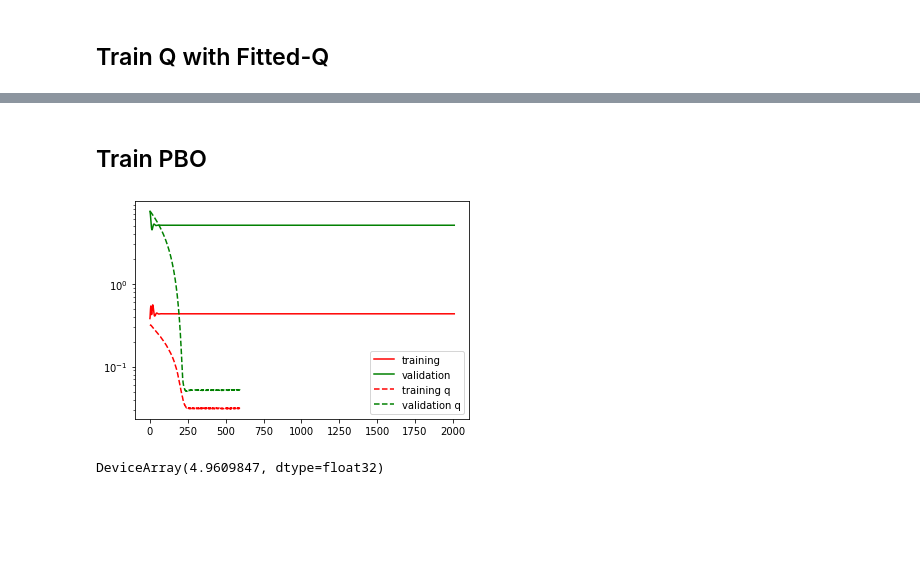
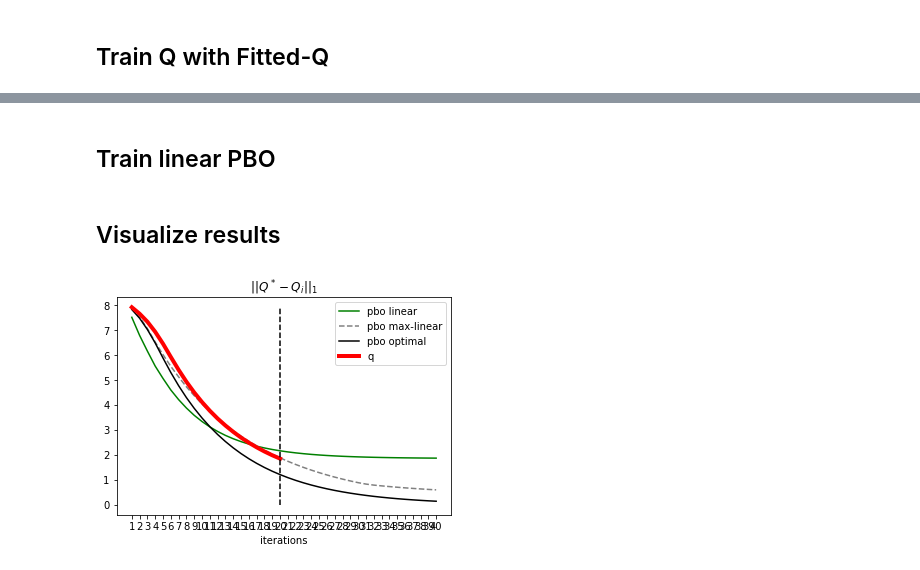
Before and after one commit to theovincent/PBO, a Jupyter notebook: pbo_chain_walk.ipynb, the cells around one changed output, grey strips where cells are left out. Drawn from its saved outputs; the diff is of its cells as text; code cells hidden in the pictures; blank space fills up the shorter version.

```diff
--- a/pbo_chain_walk.ipynb
+++ b/pbo_chain_walk.ipynb
@@ -143,0 +174,25 @@ for _ in tqdm(range(max_bellman_iterations_q)):
+# %%
+from pbo.weights_collection.weights_buffer import WeightsBuffer
+
+
+weights_buffer = WeightsBuffer()
+
+# Add initial validation weights
+weights_buffer.add(validation_initial_weight)
+
+# Add randow weights
+q = TableQ(
+    gamma=gamma,
+    network_key=q_network_key,
+    random_weights_range=None,
+    random_weights_key=random_weights_key,
+    n_states=n_states,
+    n_actions=n_actions,
+    learning_rate=learning_rate_q
+)
+
+while len(weights_buffer) < n_weights:
+    weights = q.random_init_weights()
+    weights_buffer.add(weights)
+
+weights_buffer.cast_to_jax_array()
@@ -144,5 +238,5 @@ for _ in tqdm(range(max_bellman_iterations_q)):
 # %% [markdown]
-## Train PBO
+## Train linear PBO
 # %%
 from tqdm.notebook import tqdm
 
@@ -188,21 +272,23 @@ for _ in range(max_bellman_iterations_q):
 
     training_losses.append(jnp.abs(env.apply_bellman_operator(q_i) - q_i_plus_1).mean())
     validation_losses.append(jnp.abs(optimal_q - q_i_plus_1).mean())
-# %%
-import matplotlib.pyplot as plt
-
-end = max_bellman_iterations_q
-
-plt.plot(training_losses[:end], label="training", color="red")
-plt.plot(validation_losses[:end], label="validation", color="green")
-plt.plot(training_losses_q[:end], label="training q", color="red", linestyle="--")
-plt.plot(validation_losses_q[:end], label="validation q", color="green", linestyle="--")
-
-plt.yscale("log")
-_ = plt.legend()
-# %% [output]
-[figure, removed]
-# %%
-pbo.contracting_factor()
-# %% [output]
-DeviceArray(4.9609847, dtype=float32)
+# %% [markdown]
+## Visualize results
+# %%
+import matplotlib.pyplot as plt
+
+iterations = range(1, max_bellman_iterations_validation + 1)
+
+plt.plot(iterations, validation_losses, label="pbo linear", color="green")
+plt.plot(iterations, validation_losses_tabular, label="pbo max-linear", color="grey", linestyle="--")
+plt.plot(iterations, validation_losses_optimal, label="pbo optimal", color="black")
+plt.plot(range(1, max_bellman_iterations + 1), validation_losses_q, label="q", color="red", linewidth=4)
+plt.vlines(max_bellman_iterations, 0, np.max(validation_losses_q), color="black", linestyle="--")
+
+plt.xticks(iterations)
+plt.xlabel("iterations")
+
+plt.title(r"$|| Q^* - Q_i ||_1$")
+_ = plt.legend()
+# %% [output]
+[figure, added]
```
Also changed, not shown: parts of 12 cells of this notebook, 4 other files.
